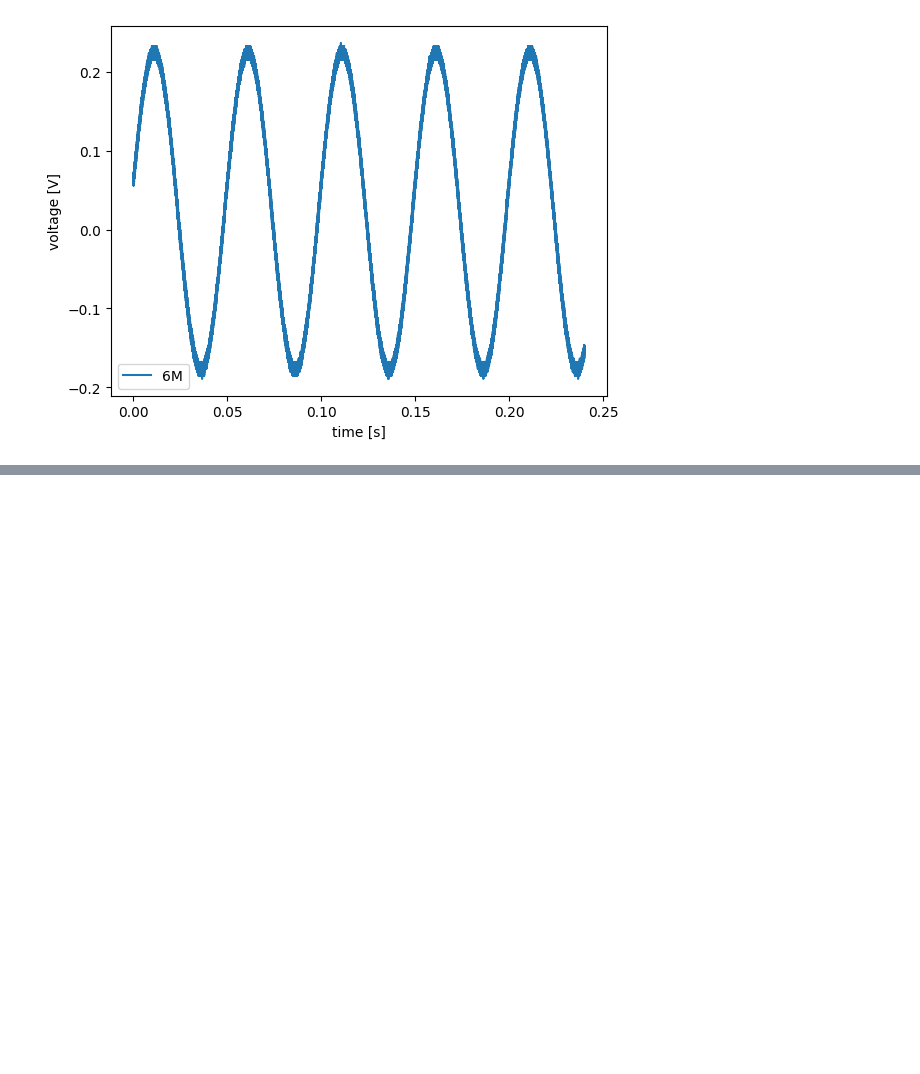
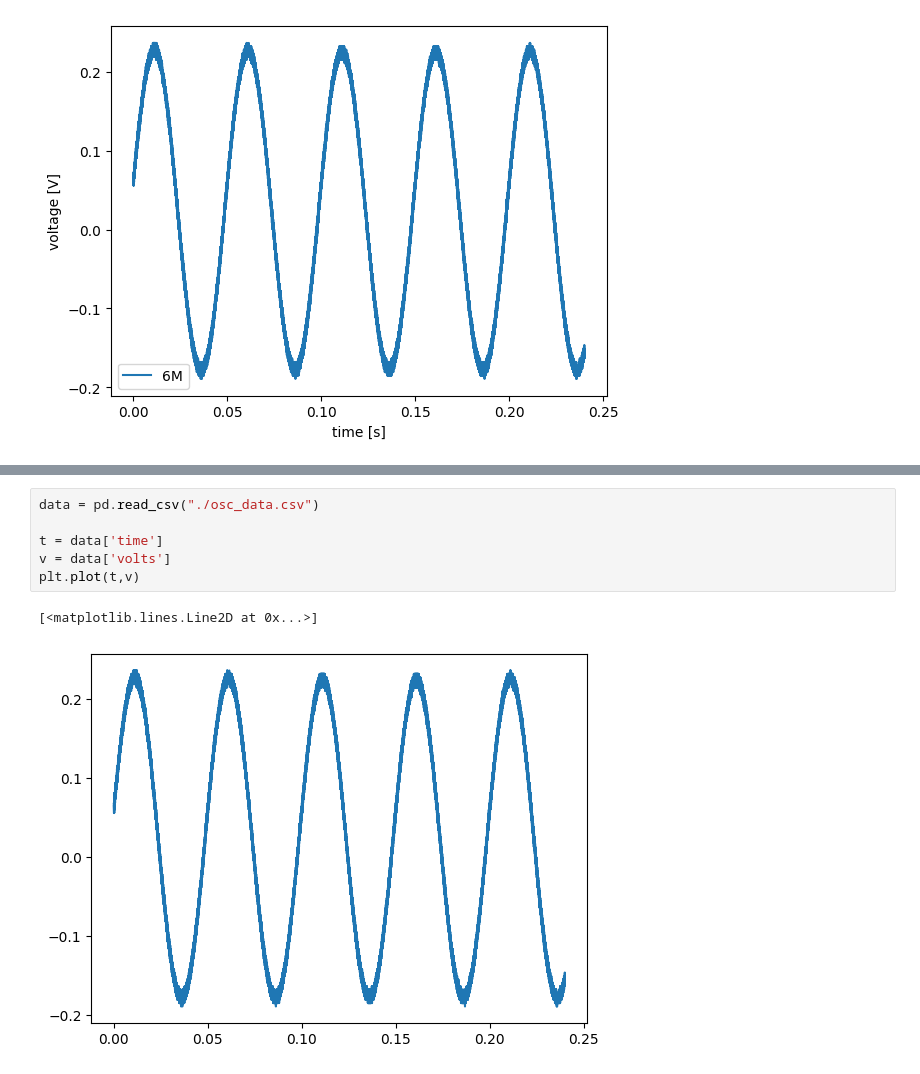
Before and after one commit to LaN-Tran/Automate_Lab_Instrument, a Jupyter notebook: 20250722/oscilloscope_rigolds1054.ipynb, the cells around one changed output, grey strips where cells are left out. Drawn from its saved outputs; the diff is of its cells as text; blank space fills up the shorter version.

```diff
--- a/20250722/oscilloscope_rigolds1054.ipynb
+++ b/20250722/oscilloscope_rigolds1054.ipynb
@@ -598,0 +611,9 @@ plt.legend()
+# %%
+data = pd.read_csv("./osc_data.csv")
+
+t = data['time']
+v = data['volts']
+plt.plot(t,v)
+# %% [output]
+[<matplotlib.lines.Line2D at 0x...>]
+[figure, added]
```
Also changed, not shown: parts of 6 cells of this notebook.
